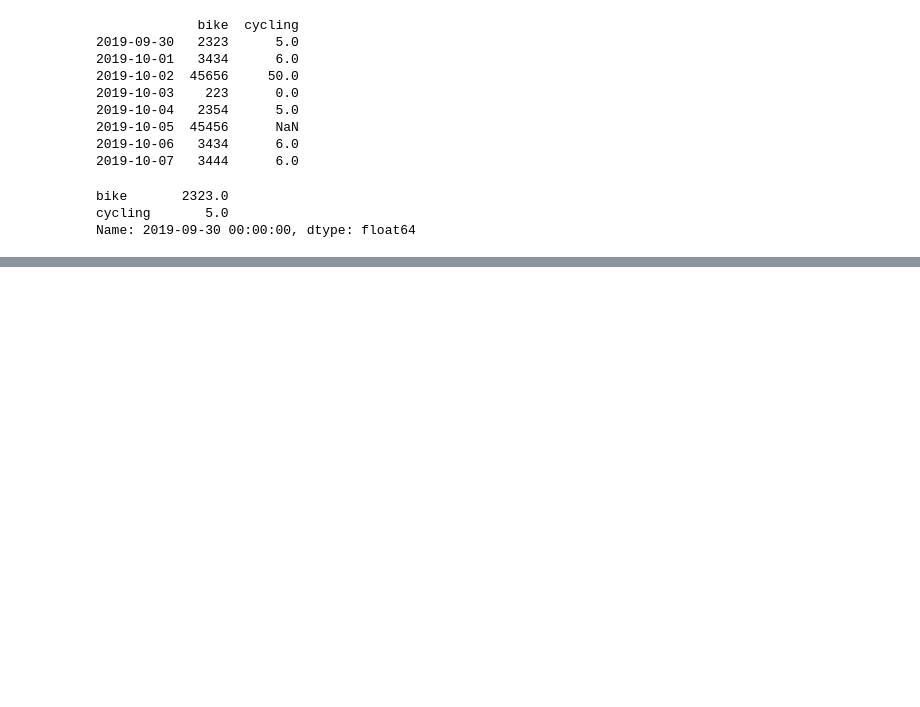
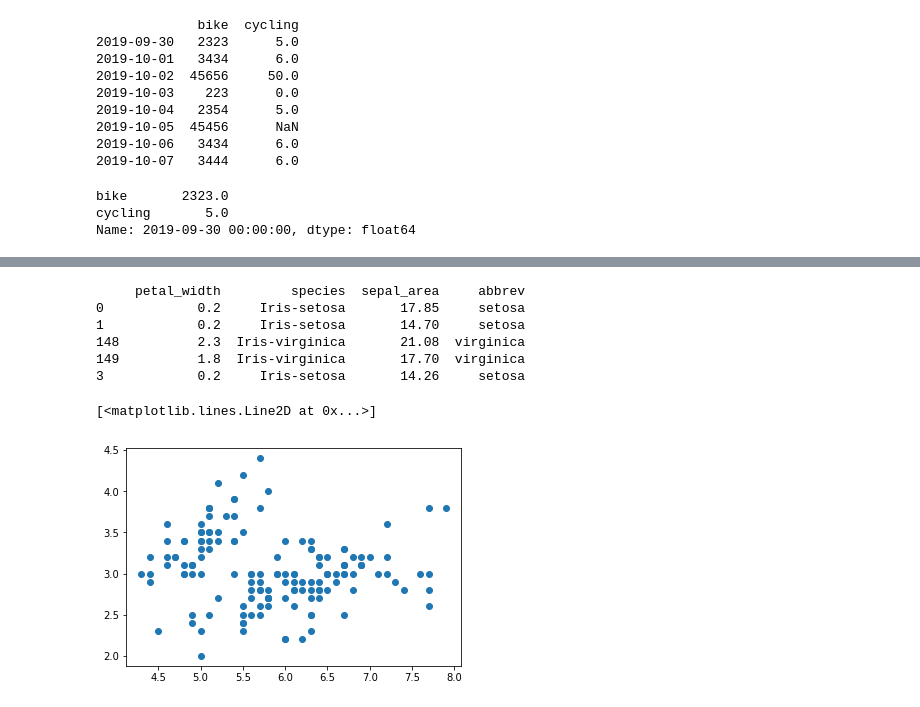
Before and after one commit to rainu1729/data-analysis, a Jupyter notebook: Intel_ML_101.ipynb, the cells around one changed output, grey strips where cells are left out. Drawn from its saved outputs; the diff is of its cells as text; code cells hidden in the pictures; blank space fills up the shorter version.

```diff
--- a/Intel_ML_101.ipynb
+++ b/Intel_ML_101.ipynb
@@ -113,0 +140,10 @@ Name: 2019-09-30 00:00:00, dtype: float64
+# %%
+#importing data from the local file system
+
+filepath ='D:\Learning_sites_updated\INTEL_courses\ML_101\Intel-ML101_Class\data\Iris_Data.csv'
+
+data = pd.read_csv(filepath)
+
+#first 5 rows
+print('################FIRST 5 ROWS#############')
+print(data.iloc[:5])
@@ -113,0 +158,6 @@ Name: 2019-09-30 00:00:00, dtype: float64
+# %%
+#Create new column in the dataframe
+data['sepal_area'] = data.sepal_length*data.sepal_width
+
+print('################FIRST 5 ROWS and last 4 column added sepal_area#############')
+print(data.iloc[:5,-4:])
@@ -113,0 +172,7 @@ Name: 2019-09-30 00:00:00, dtype: float64
+# %%
+
+#apply function to existing column
+data['abbrev'] = data.species.apply(lambda x:x.replace('Iris-',''))
+
+print('################FIRST 5 ROWS and last 4 column added abbrev#############')
+print(data.iloc[:5,-4:])
@@ -113,0 +216,21 @@ Name: 2019-09-30 00:00:00, dtype: float64
+# %%
+#concat the first 2 and last 2 rows
+small_data = pd.concat([data.iloc[:2],data.iloc[-2:],data.iloc[3:4]])
+
+print(small_data.iloc[:,-4:])
+# %% [output]
+     petal_width         species  sepal_area     abbrev
+0            0.2     Iris-setosa       17.85     setosa
+1            0.2     Iris-setosa       14.70     setosa
+148          2.3  Iris-virginica       21.08  virginica
+149          1.8  Iris-virginica       17.70  virginica
+3            0.2     Iris-setosa       14.26     setosa
+# %%
+#plotting functions
+
+import matplotlib.pyplot as plt
+
+plt.plot(data.sepal_length,data.sepal_width,ls='',marker='o')
+# %% [output]
+[<matplotlib.lines.Line2D at 0x...>]
+[figure, added]
```
Also changed, not shown: parts of 13 cells of this notebook.
